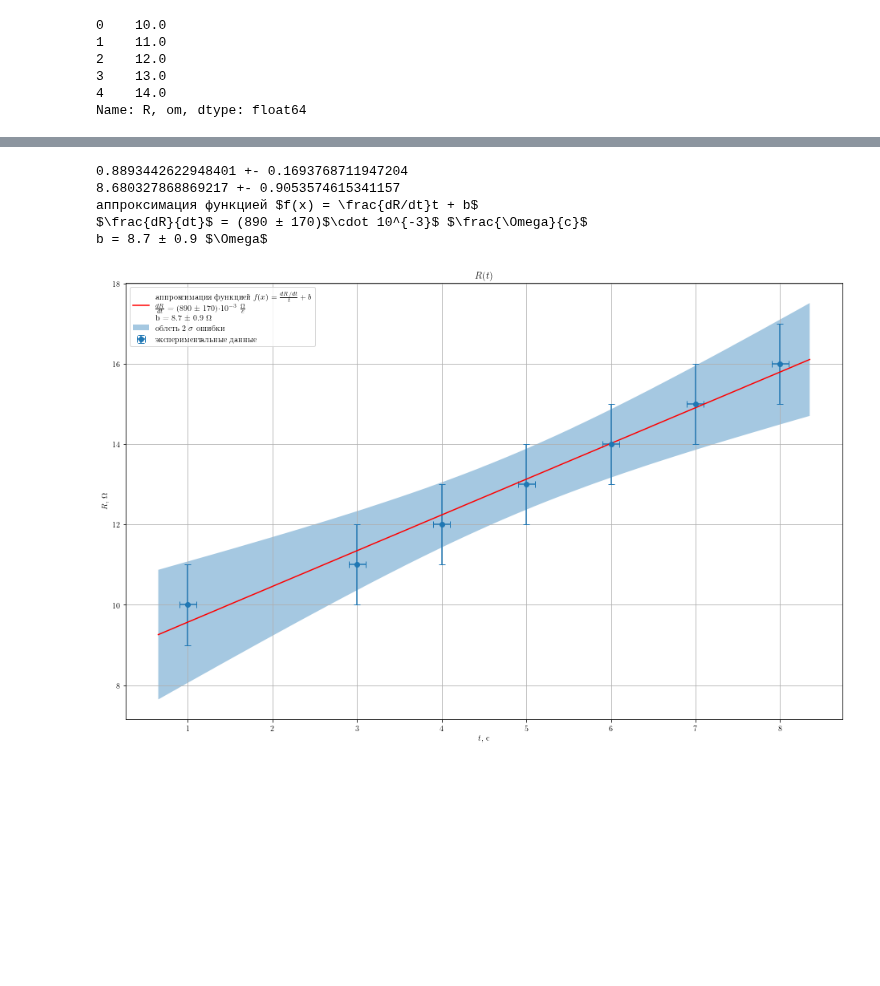
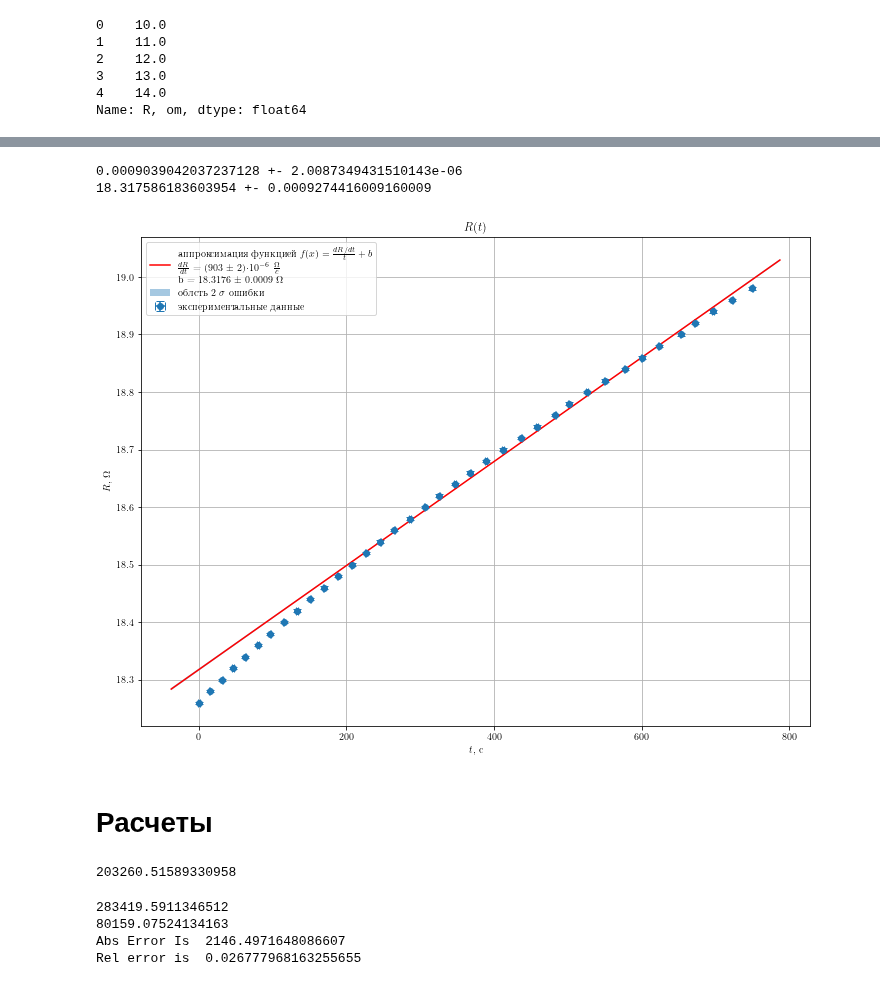
Before and after one commit to Hacker1337/LabDataTemplates, a Jupyter notebook: examples/body_heat_capacity/graphs.ipynb, the cells around one changed output, grey strips where cells are left out. Drawn from its saved outputs; the diff is of its cells as text; code cells hidden in the pictures; blank space fills up the shorter version.

Commit message:
Template no errors bug fixes, and data for heatcompacity

```diff
--- a/examples/body_heat_capacity/graphs.ipynb
+++ b/examples/body_heat_capacity/graphs.ipynb
@@ -13,7 +15,7 @@ plt.rcParams.update({
     "text.latex.preamble" : r'\usepackage{amsmath} \usepackage{mathtext} \usepackage[english, russian]{babel}'
 })
 plt.rcParams.update({
-    "figure.figsize": (16, 10)
+    "figure.figsize": (12, 9)
 })
 
 # необходимые функции
@@ -110,8 +98,8 @@ N = 0 # номер измерения
 
 x = df.iloc[:, 3*N+1].dropna()
 y = df.iloc[:, 3*N+0].dropna()
-xerr = np.ones_like(x)*0.1
-yerr = np.ones_like(x)*1
+xerr = np.ones_like(x)*1
+yerr = np.ones_like(x)*0.01
 
 popt, pcov = curve_fit(f, x, y, sigma=yerr, absolute_sigma=True)
 err = np.sqrt(np.diag(pcov))
@@ -124,9 +112,7 @@ for i in range(len(par_names)):
     name, units = par_names[i]
     tup = err_pres_formatter(popt[i], err[i])
     approx_label += f"\n{name} = {err_pres_formatter(popt[i], err[i])} {units}"
-print(approx_label)
 
-plt.figure(figsize=(10, 8))
 plt.errorbar(x, y, fmt="o", xerr=xerr, yerr=yerr, label="экспериментальные данные", capsize=4, ms=6)
 teorPoints = 50
 intent = 0.05   # отступ по бокам от обласи экспериментальных данных
@@ -157,48 +140,72 @@ b = 8.9 ± 1.1 $\Omega$
 # %%
-N = 1 # номер измерения
+df = pd.read_excel("measurements.ods", engine="odf")
+N = 4 # номер измерения
+size = 170
+x = df.iloc[:, 5*N+1].dropna()[:size]
+y = df.iloc[:, 5*N+0].dropna()[:size]
+xerr = np.ones_like(x)*1
+yerr = np.ones_like(x)*0.002
 
-x = df.iloc[:, 3*N+1].dropna()
-y = df.iloc[:, 3*N+0].dropna()
-xerr = np.ones_like(x)*0.1
-yerr = np.ones_like(x)*1
-
-popt, pcov = curve_fit(f, x, y, sigma=yerr, absolute_sigma=True)
+popt, pcov = curve_fit(f, x[8:], y[8:], sigma=yerr[8:], absolute_sigma=True)
 err = np.sqrt(np.diag(pcov))
 for v, er in zip(popt, err):
     print(v,'+-',er)
 
 approx_label = f"аппроксимация функцией {fun_name}"
 par_names = [x.split(', ') for x in par_names_str.strip().split("\n")]
 for i in range(len(par_names)):
     name, units = par_names[i]
     tup = err_pres_formatter(popt[i], err[i])
     approx_label += f"\n{name} = {err_pres_formatter(popt[i], err[i])} {units}"
-print(approx_label)
 
-# plt.figure(figsize=(10, 8))
 plt.errorbar(x, y, fmt="o", xerr=xerr, yerr=yerr, label="экспериментальные данные", capsize=4, ms=6)
 teorPoints = 50
 intent = 0.05   # отступ по бокам от обласи экспериментальных данных
 a, b = x.min(), x.max()
 X = np.linspace(a-(b-a)*intent, b+(b-a)*intent, num=teorPoints)
 plt.plot(X, f(X, *popt), 'r', label=approx_label)
 if visApproxError:
     nsigma = 2
     minA, maxA = lower_upper_limits(X, f, popt, pcov, nsigma=nsigma)
     plt.fill_between(X, minA, maxA, alpha=0.4, label=f"облсть {nsigma} $\sigma$ ошибки")
 
 plt.grid(True)
 plt.xlabel(r"$t$, c")
 plt.ylabel(r"$R$, $\Omega$")
 plt.title(r"$R(t)$")
 plt.legend()
 
 plt.savefig(f"{impath}{imNum}.png", dpi=300)
 imNum+=1
 # %% [output]
-0.8893442622948401 +- 0.1693768711947204
-8.680327868869217 +- 0.9053574615341157
-аппроксимация функцией $f(x) = \frac{dR/dt}t + b$
-$\frac{dR}{dt}$ = (890 ± 170)$\cdot 10^{-3}$ $\frac{\Omega}{c}$
-b = 8.7 ± 0.9 $\Omega$
+0.0009039042037237128 +- 2.0087349431510143e-06
+18.317586183603954 +- 0.0009274416009160009
-[figure, old version]
+[figure, new version]
+# %% [markdown]
+# Расчеты
+# %%
+P = 0.29*17.3*2  # мощность нагрева
+Rk = 18.314     # сопротивление при комнате
+alpha = 4.28e-3
+Tk = 22.7         # комнатная температура
+
+drdt = 0.0009039042037237128
+error = 2.0087349431510143e-06
+
+C = P*Rk/(drdt *(1+alpha/Tk))
+print(C)
+# %% [output]
+203260.51589330958
+# %%
+drdt1 = 0.0006482545332574585
+error1 = 3.876435673324558e-06
+C1 = P*Rk/(drdt1 *(1+alpha/Tk))
+print(C1)
+print(C1-C)
+print("Abs Error Is ", C1*(error1)/drdt1 + C*error/drdt)
+print("Rel error is ", (C1*(error1)/drdt1 + C*error/drdt)/(C1-C))
+# %% [output]
+283419.5911346512
+80159.07524134163
+Abs Error Is  2146.4971648086607
+Rel error is  0.026777968163255655
```
Also changed, not shown: parts of 5 cells of this notebook, 4 other files.
